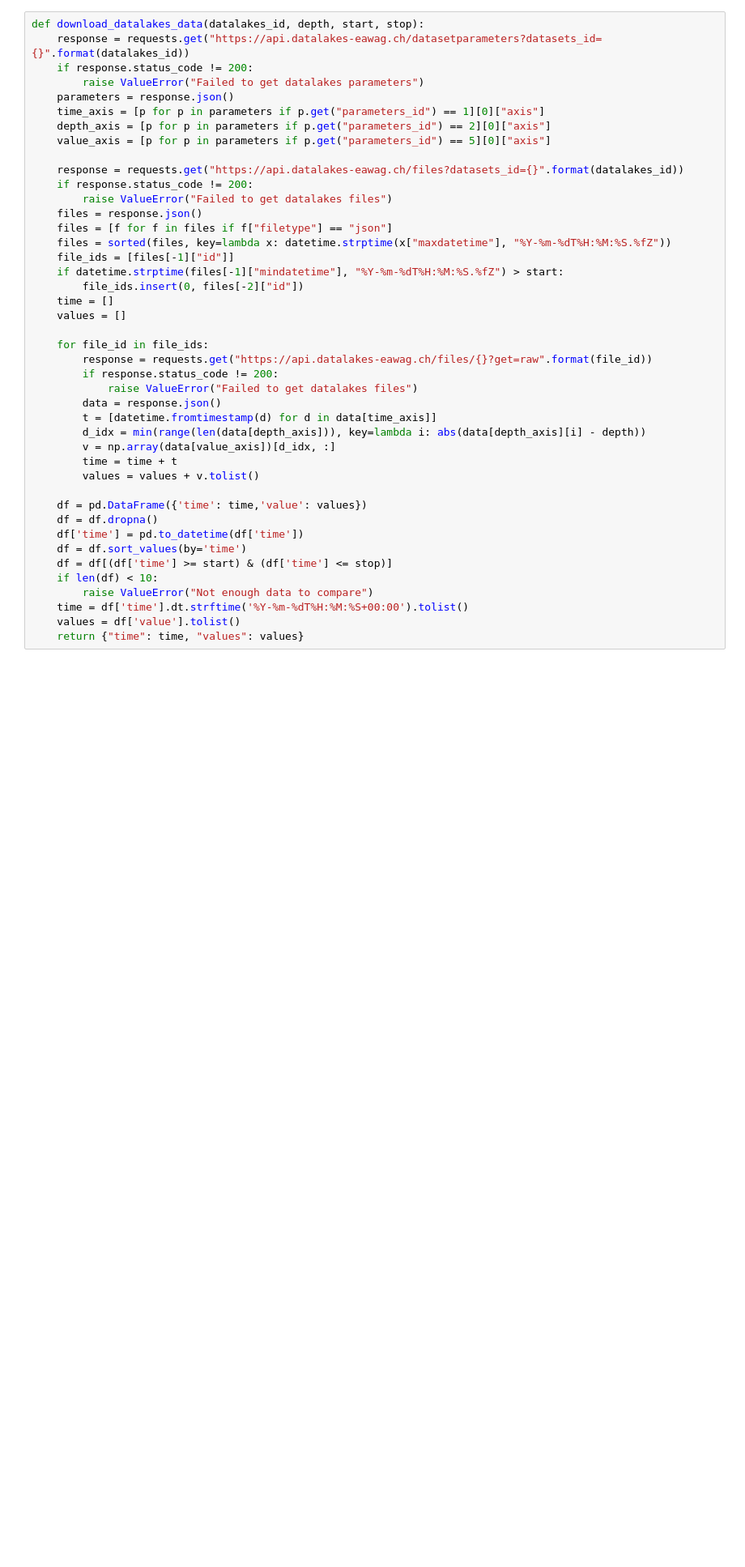
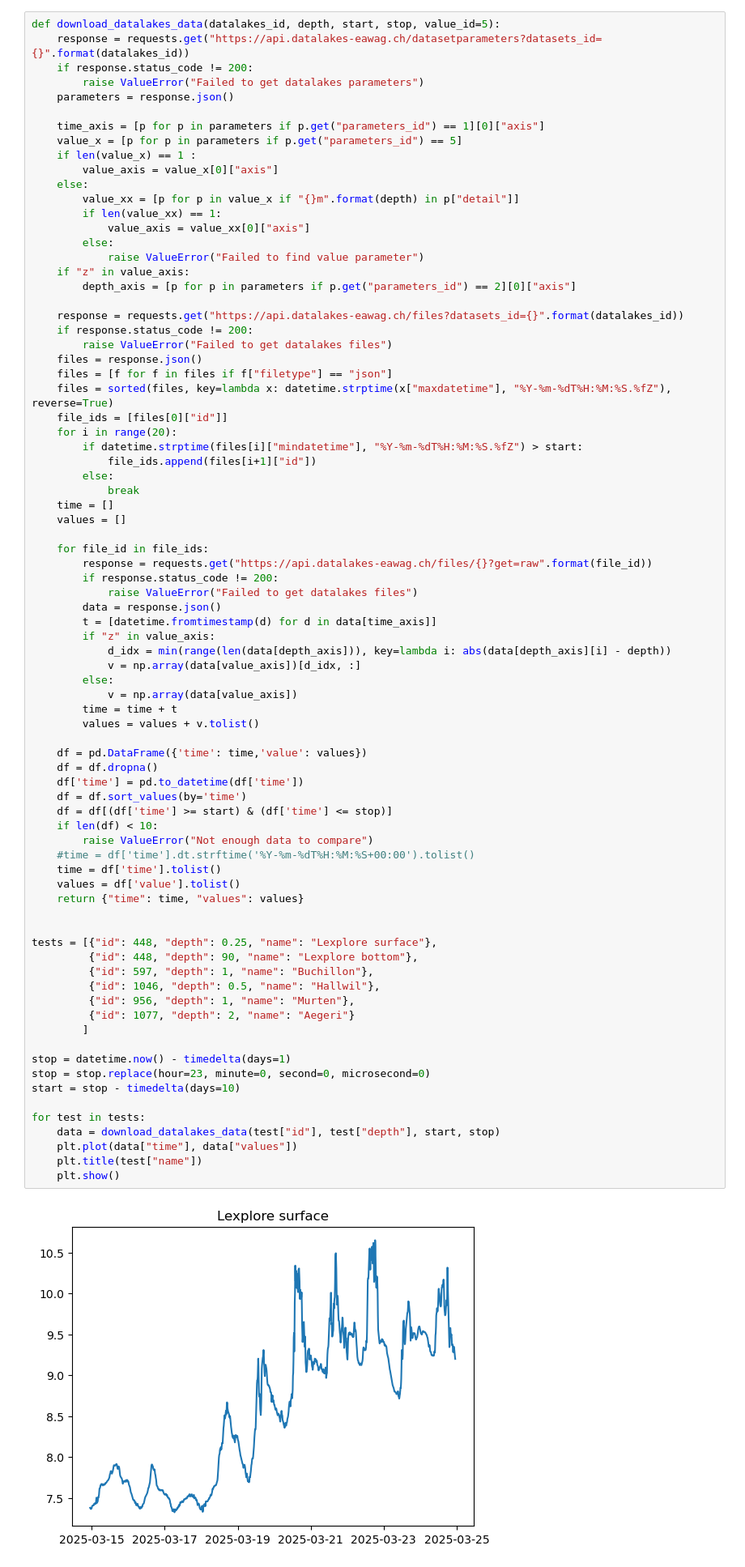
Before and after one commit to eawag-surface-waters-research/airflow, a Jupyter notebook: notebooks/cache_performance.ipynb, the cells around one changed output. Shown: that part at 81% size. Cells and saved outputs as stored; diff of their text form; blank space fills up the shorter version.

Commit message:
Edit Datalaes download

```diff
--- a/notebooks/cache_performance.ipynb
+++ b/notebooks/cache_performance.ipynb
@@ -92,43 +144,81 @@ except:
 # %%
-def download_datalakes_data(datalakes_id, depth, start, stop):
+def download_datalakes_data(datalakes_id, depth, start, stop, value_id=5):
     response = requests.get("https://api.datalakes-eawag.ch/datasetparameters?datasets_id={}".format(datalakes_id))
     if response.status_code != 200:
         raise ValueError("Failed to get datalakes parameters")
     parameters = response.json()
+
     time_axis = [p for p in parameters if p.get("parameters_id") == 1][0]["axis"]
-    depth_axis = [p for p in parameters if p.get("parameters_id") == 2][0]["axis"]
-    value_axis = [p for p in parameters if p.get("parameters_id") == 5][0]["axis"]
+    value_x = [p for p in parameters if p.get("parameters_id") == 5]
+    if len(value_x) == 1 :
+        value_axis = value_x[0]["axis"]
+    else:
+        value_xx = [p for p in value_x if "{}m".format(depth) in p["detail"]]
+        if len(value_xx) == 1:
+            value_axis = value_xx[0]["axis"]
+        else:
+            raise ValueError("Failed to find value parameter")
+    if "z" in value_axis:
+        depth_axis = [p for p in parameters if p.get("parameters_id") == 2][0]["axis"]
 
     response = requests.get("https://api.datalakes-eawag.ch/files?datasets_id={}".format(datalakes_id))
     if response.status_code != 200:
         raise ValueError("Failed to get datalakes files")
     files = response.json()
     files = [f for f in files if f["filetype"] == "json"]
-    files = sorted(files, key=lambda x: datetime.strptime(x["maxdatetime"], "%Y-%m-%dT%H:%M:%S.%fZ"))
-    file_ids = [files[-1]["id"]]
-    if datetime.strptime(files[-1]["mindatetime"], "%Y-%m-%dT%H:%M:%S.%fZ") > start:
-        file_ids.insert(0, files[-2]["id"])
+    files = sorted(files, key=lambda x: datetime.strptime(x["maxdatetime"], "%Y-%m-%dT%H:%M:%S.%fZ"), reverse=True)
+    file_ids = [files[0]["id"]]
+    for i in range(20):
+        if datetime.strptime(files[i]["mindatetime"], "%Y-%m-%dT%H:%M:%S.%fZ") > start:
+            file_ids.append(files[i+1]["id"])
+        else:
+            break
     time = []
     values = []
 
     for file_id in file_ids:
         response = requests.get("https://api.datalakes-eawag.ch/files/{}?get=raw".format(file_id))
         if response.status_code != 200:
             raise ValueError("Failed to get datalakes files")
         data = response.json()
         t = [datetime.fromtimestamp(d) for d in data[time_axis]]
-        d_idx = min(range(len(data[depth_axis])), key=lambda i: abs(data[depth_axis][i] - depth))
-        v = np.array(data[value_axis])[d_idx, :]
+        if "z" in value_axis:
+            d_idx = min(range(len(data[depth_axis])), key=lambda i: abs(data[depth_axis][i] - depth))
+            v = np.array(data[value_axis])[d_idx, :]
+        else:
+            v = np.array(data[value_axis])
         time = time + t
         values = values + v.tolist()
 
     df = pd.DataFrame({'time': time,'value': values})
     df = df.dropna()
     df['time'] = pd.to_datetime(df['time'])
     df = df.sort_values(by='time')
     df = df[(df['time'] >= start) & (df['time'] <= stop)]
     if len(df) < 10:
         raise ValueError("Not enough data to compare")
-    time = df['time'].dt.strftime('%Y-%m-%dT%H:%M:%S+00:00').tolist()
+    #time = df['time'].dt.strftime('%Y-%m-%dT%H:%M:%S+00:00').tolist()
+    time = df['time'].tolist()
     values = df['value'].tolist()
     return {"time": time, "values": values}
+
+
+tests = [{"id": 448, "depth": 0.25, "name": "Lexplore surface"},
+         {"id": 448, "depth": 90, "name": "Lexplore bottom"},
+         {"id": 597, "depth": 1, "name": "Buchillon"},
+         {"id": 1046, "depth": 0.5, "name": "Hallwil"},
+         {"id": 956, "depth": 1, "name": "Murten"},
+         {"id": 1077, "depth": 2, "name": "Aegeri"}
+        ]
+
+stop = datetime.now() - timedelta(days=1)
+stop = stop.replace(hour=23, minute=0, second=0, microsecond=0)
+start = stop - timedelta(days=10)
+
+for test in tests:
+    data = download_datalakes_data(test["id"], test["depth"], start, stop)
+    plt.plot(data["time"], data["values"])
+    plt.title(test["name"])
+    plt.show()
+# %% [output]
+[figure, added]
```
Also changed, not shown: parts of 4 cells of this notebook, 2 other files.
